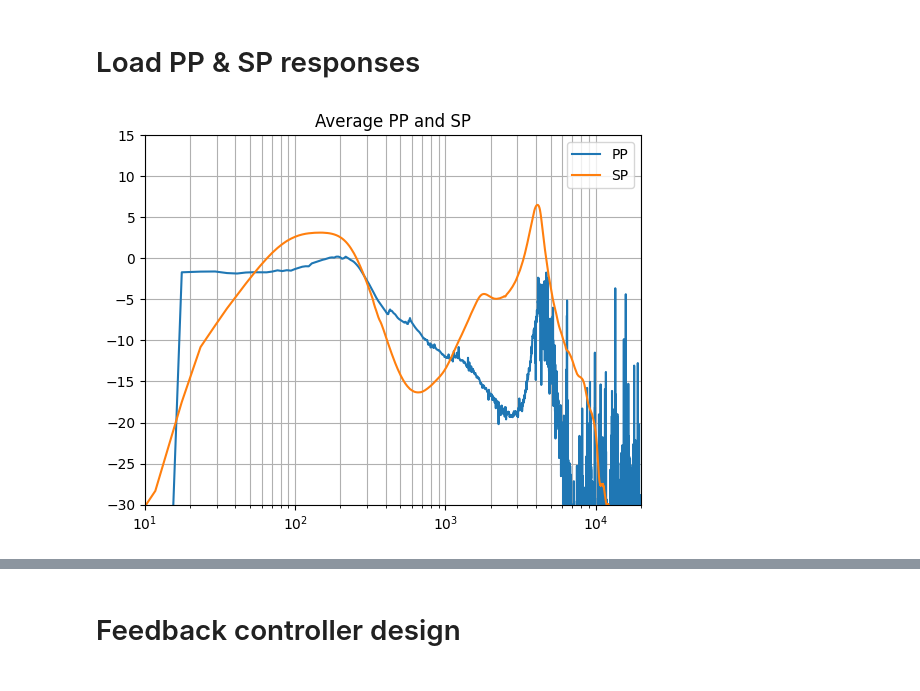
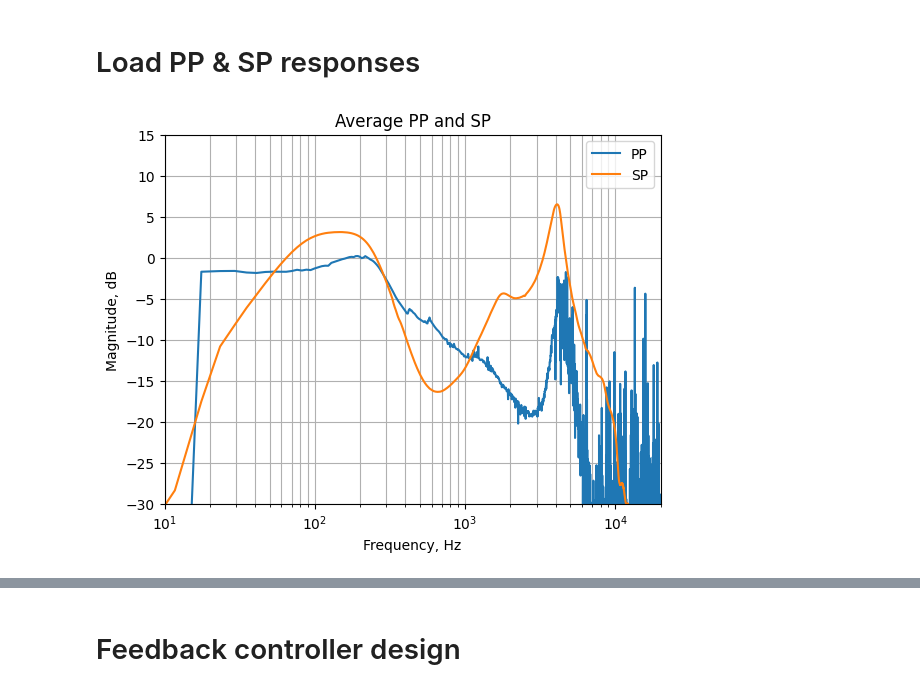
Before and after one commit to sholokhovalexey/active-noise-control, a Jupyter notebook: anc_design.ipynb, the cells around one changed output, grey strips where cells are left out. Saved outputs shown, nothing was run; the diff lists cells and outputs as text; code cells hidden in the pictures.

```diff
--- a/anc_design.ipynb
+++ b/anc_design.ipynb
@@ -66,19 +69,23 @@ SP /= len(file_list)
 PP = resample(PP, fs=48000, fs_new=fs)
 SP = resample(SP, fs=48000, fs_new=fs)
 # %%
-w, h_pp = scipy.signal.freqz(PP, 1, worN=16384, fs=fs)
-w, h_sp = scipy.signal.freqz(SP, 1, worN=16384, fs=fs)
+w, h_pp_avg = scipy.signal.freqz(PP, 1, worN=16384, fs=fs)
+w, h_sp_avg = scipy.signal.freqz(SP, 1, worN=16384, fs=fs)
 
-plt.semilogx(w, 20 * np.log10(np.abs(h_pp)), label="PP");
-plt.semilogx(w, 20 * np.log10(np.abs(h_sp)), label="SP");
+plt.semilogx(w, mag2db(np.abs(h_pp_avg)), label="PP");
+plt.semilogx(w, mag2db(np.abs(h_sp_avg)), label="SP");
 
 plt.grid(which="both");
 plt.xlim(10, 20000);
 plt.ylim(-30, 15);
+
+plt.xlabel("Frequency, Hz");
+plt.ylabel("Magnitude, dB");
+
 plt.legend();
 plt.title("Average PP and SP");
 # %% [output]
-[figure, old version]
+[figure, new version]
 # %%
 seed = 42
 
```
Also changed, not shown: parts of 17 cells of this notebook, 8 other files.
